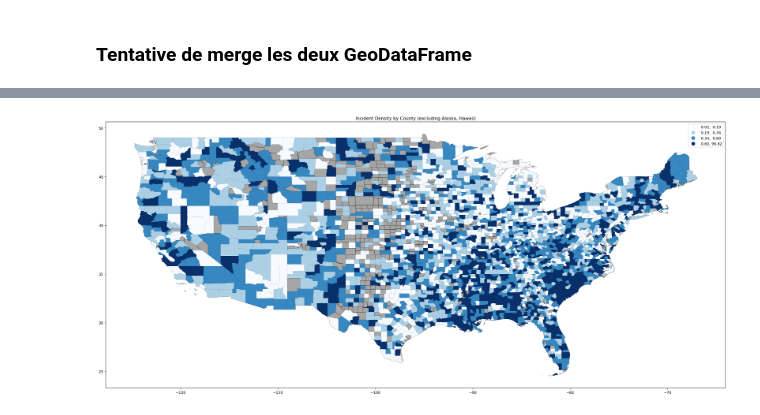
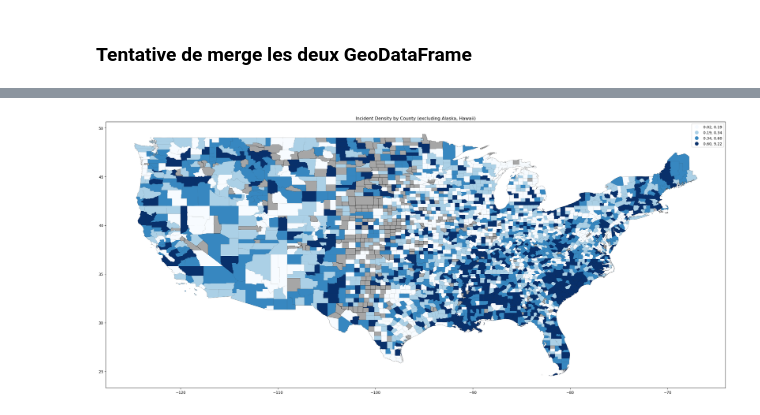
Before and after one commit to eleroux46/gun_violence, a Jupyter notebook: stats_des_elo.ipynb, the cells around one changed output, grey strips where cells are left out. Saved outputs shown, nothing was run; the diff lists cells and outputs as text; code cells hidden in the pictures.

Commit message:
cartes, corrélations, Richmond

```diff
--- a/stats_des_elo.ipynb
+++ b/stats_des_elo.ipynb
@@ -63,0 +68,8 @@ total_db_geo=total_db_geo.to_crs('EPSG:4326')
+# %%
+#changement de valeur pour Richmond, Virginia car valeur aberrante de 8.755 alors qu'il y avait 204 214	habitants en 2010
+total_db_geo.loc[total_db_geo['id_county'] == 30306, 'resident_pop_year_2013'] = 204.214
+total_db_geo.loc[total_db_geo['id_county'] == 30306, 'resident_pop_year_2014'] = 204.214
+total_db_geo.loc[total_db_geo['id_county'] == 30306, 'resident_pop_year_2015'] = 204.214
+total_db_geo.loc[total_db_geo['id_county'] == 30306, 'resident_pop_year_2016'] = 204.214
+total_db_geo.loc[total_db_geo['id_county'] == 30306, 'resident_pop_year_2017'] = 204.214
+total_db_geo.loc[total_db_geo['id_county'] == 30306, 'resident_pop_year_2018'] = 204.214
@@ -76,33 +85,33 @@ merge_geo.head()
 # %%
 
 incident_count_by_county = merge_geo.groupby('id_county')['incident_id'].count().reset_index()
 
 incident_pop_geo=pd.merge(incident_count_by_county,merge_geo, on='id_county', how='right')
 incident_pop_geo.rename(columns={'incident_id_x':'incident_count_by_county'}, inplace=True)
 
-agg_incident_county = incident_pop_geo.groupby('id_county').agg({'incident_count_by_county': 'first', 'resident_pop_year_2015': 'first'}).reset_index()
-agg_incident_county['incident_density'] = agg_incident_county['incident_count_by_county'] / agg_incident_county['resident_pop_year_2015']
+agg_incident_county = incident_pop_geo.groupby('id_county').agg({'incident_count_by_county': 'first', 'resident_pop_year_2016': 'first'}).reset_index()
+agg_incident_county['incident_density'] = agg_incident_county['incident_count_by_county'] / agg_incident_county['resident_pop_year_2016']
 
 
 # Create a GeoDataFrame with the incident density
 incident_density_geo = total_db_geo.merge(agg_incident_county, on='id_county', how='left')
 
 # Base map plot
 ax = total_db_geo.plot(
     color='gray',
     markersize=1,
     alpha=0.7,
     figsize=(30, 30),
     edgecolor='black',
     linewidth=0.5
 )
 
 # Additional data points plot using incident density
 incident_density_geo.plot(ax=ax, aspect = 1, figsize = (10,6), column = "incident_density", legend = True, cmap = "Blues",
 scheme = "Quantiles", k = 4)
 
 # Title and show plot
 plt.title("Incident Density by County (excluding Alaska, Hawaii)")
 plt.show()
 # %% [output]
-[figure, old version]
+[figure, new version]
```
Also changed, not shown: parts of 14 cells of this notebook.
